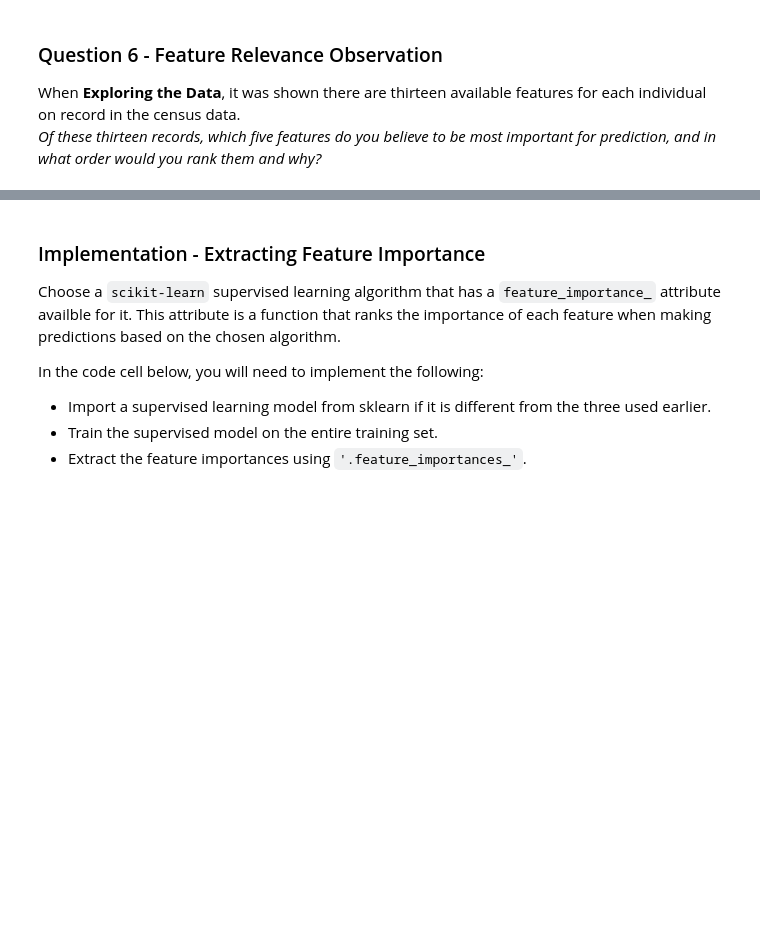
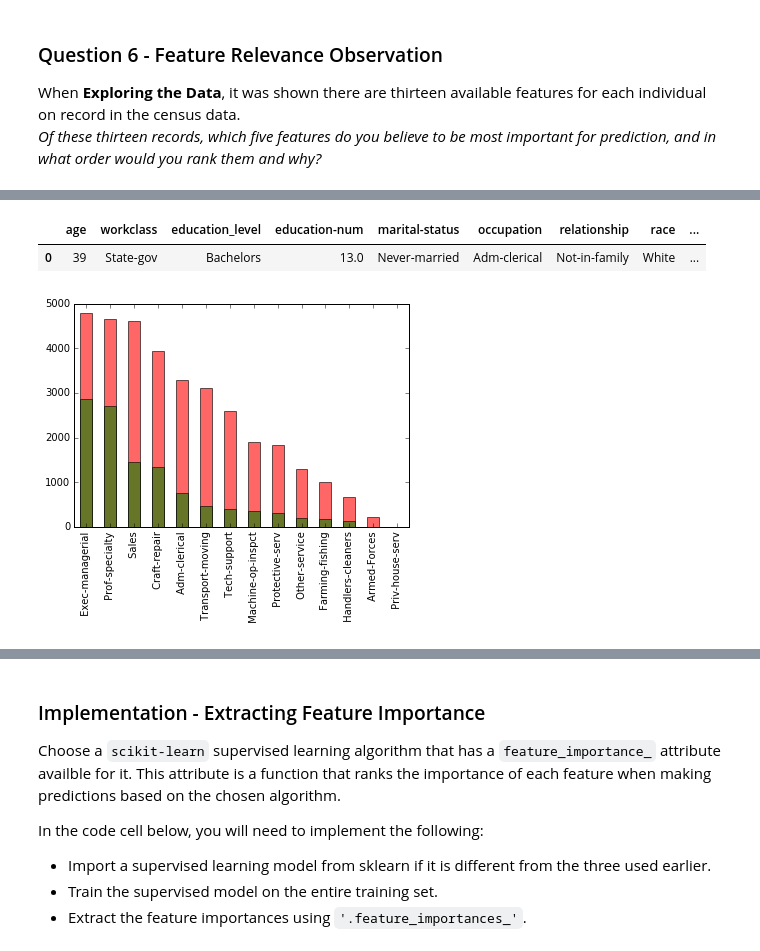
Before and after one commit to tcnguyen/MLND, a Jupyter notebook: finding_donors/finding_donors.ipynb, the cells around one changed output, grey strips where cells are left out. Saved outputs shown, nothing was run; the diff lists cells and outputs as text; code cells hidden in the pictures; blank space fills up the shorter version.

```diff
--- a/finding_donors/finding_donors.ipynb
+++ b/finding_donors/finding_donors.ipynb
@@ -475,0 +505,35 @@ _Of these thirteen records, which five features do you believe to be most import
+# %%
+display(data.head(n=1))
+# %% [output]
+|  | age | workclass | education_level | education-num | marital-status | occupation | relationship | race | ... |
+| 0 | 39 | State-gov | Bachelors | 13.0 | Never-married | Adm-clerical | Not-in-family | White | ... |
+# %%
+# see some stats for various features for each income class
+
+import matplotlib.pyplot as plt
+data_copy = data.copy()
+data_copy["income_number"] = data_copy["income"].apply(lambda x: 0 if x == "<=50K" else 1)
+
+def numFeatureStat(feature):
+    key = feature
+    less50 = data_copy[data_copy['income_number'] == 0][key].reset_index(drop = True)
+    more50 = data_copy[data_copy['income_number'] == 1][key].reset_index(drop = True)
+    plt.hist(less50, alpha = 0.6,
+                 color = 'red', label = '<=50')
+    plt.hist(more50,  alpha = 0.6,
+                 color = 'green', label = '>50')
+
+def catFeatureStat(feature):
+    key = feature
+    less50 = data_copy[data_copy['income_number'] == 0][key].reset_index(drop = True)
+    more50 = data_copy[data_copy['income_number'] == 1][key].reset_index(drop = True)
+    less50.value_counts().plot(kind="bar", alpha = 0.6,
+                 color = 'red', label = '<=50')
+    more50.value_counts().plot(kind="bar", alpha = 0.6,
+                 color = 'green', label = '<=50')
+# %%
+catFeatureStat("occupation")
+
+# Executive, prof-specialty, sales,... are jobs that have the most of people who earn > 50K
+# %% [output]
+[figure, added]
```
Also changed, not shown: parts of 19 cells of this notebook.
